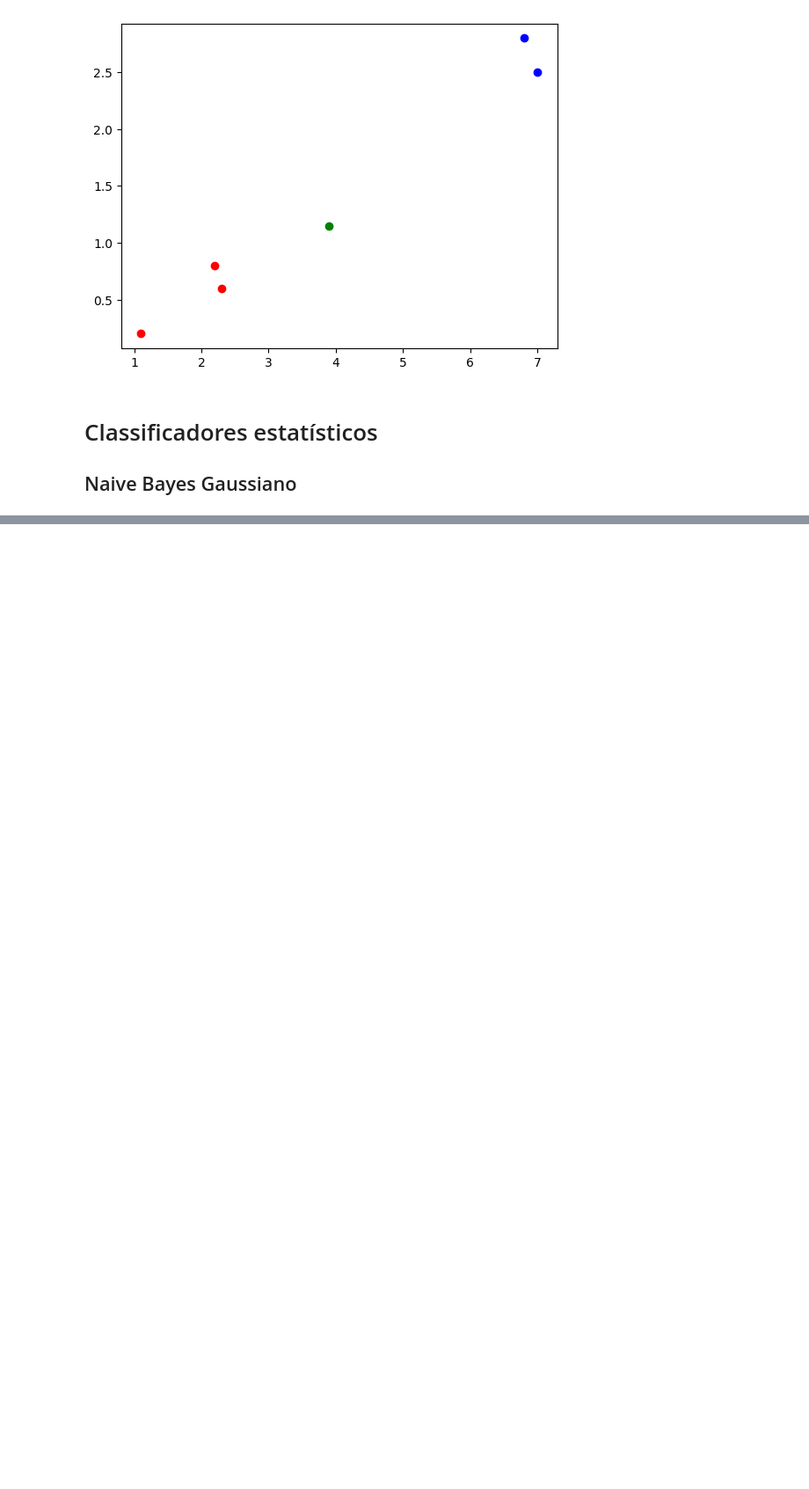
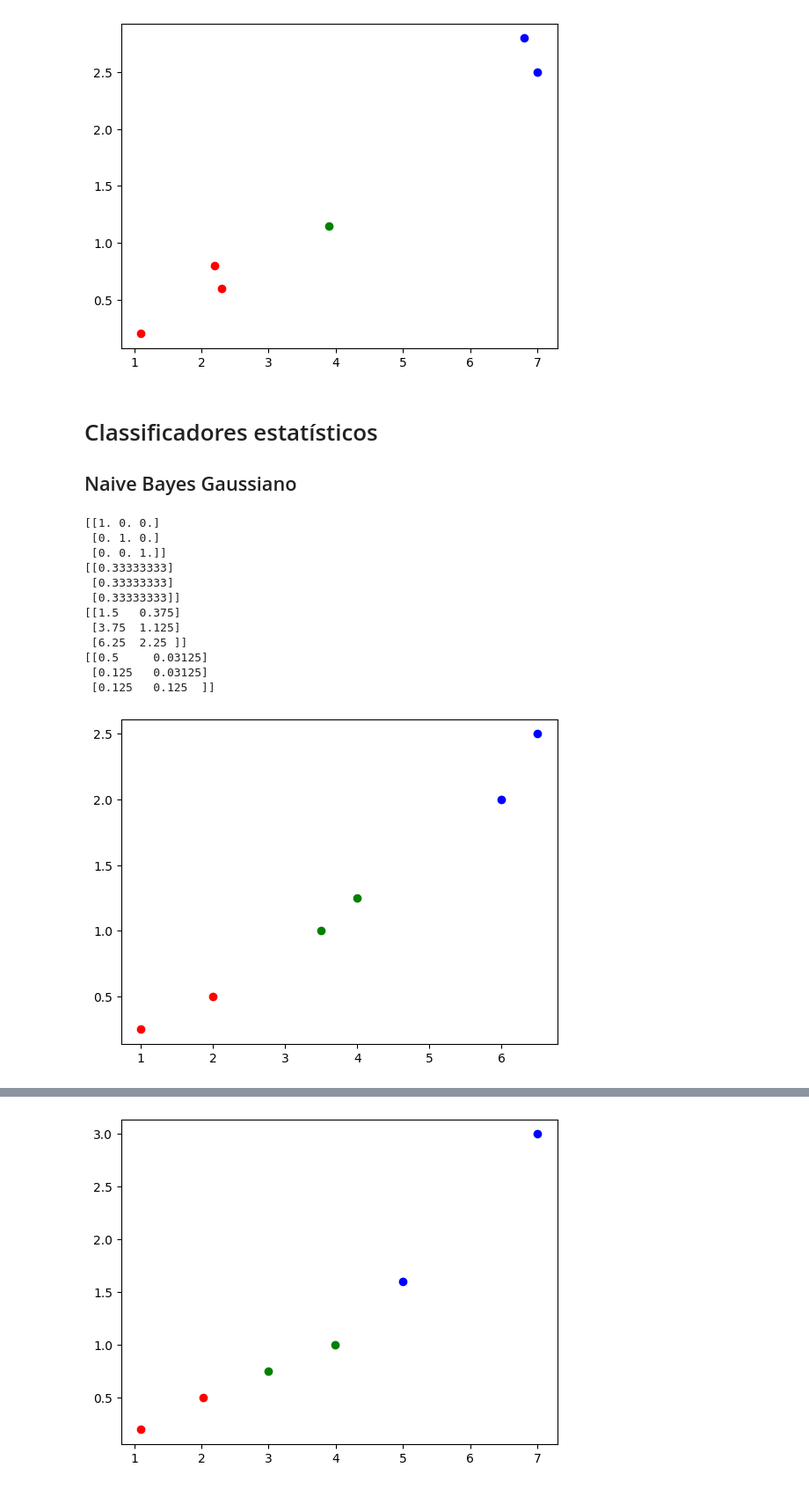
Before and after one commit to Walrusbane524/Aprendizagem-de-M-quina, a Jupyter notebook: Regressão Logística.ipynb, the cells around one changed output, grey strips where cells are left out. Shown at 88% size. Cells and saved outputs as stored; diff of their text form; code cells hidden in the pictures; blank space fills up the shorter version.

Commit message:
Naive Bayes Gaussiano

```diff
--- a/Regressão Logística.ipynb
+++ b/Regressão Logística.ipynb
@@ -236,0 +268,76 @@ class NaiveBayes:
+# %%
+def getMaxIndex(y):
+    max_index = 0
+    max_value = y[0]
+    for clss in range(1, len(y)):
+        if y[clss] > max_value:
+            max_value = y[clss]
+            max_index = clss
+    return max_index
+
+x = np.array([[1.0, 0.25],
+              [2.0,  0.5],
+              [3.5,  1.0],
+              [4.0, 1.25],
+              [6.0,  2.0],
+              [6.5,  2.5]])
+
+y = np.array([[1, 0, 0],
+              [1, 0, 0],
+              [0, 1, 0],
+              [0, 1, 0],
+              [0, 0, 1],
+              [0, 0, 1]])
+
+x_test = np.array([[ 1.1,  0.2],
+                   [2.02,  0.5],
+                   [ 3.0, 0.75],
+                   [3.99,  1.0],
+                   [ 5.0,  1.6],
+                   [ 7.0,  3.0]])
+
+y_predict = np.zeros((x_test.shape[0], y.shape[1]))
+
+naive = NaiveBayesGaussiano(x, y)
+
+print(naive.classes)
+print(naive.class_priors)
+print(naive.means)
+print(naive.variances)
+
+for i in range(x.shape[0]):
+    max_index = getMaxIndex(y[i])
+    if max_index == 0:
+        plt.plot(x[i,0], x[i,1], 'ro')
+    elif max_index == 1:
+        plt.plot(x[i,0], x[i,1], 'go')
+    else:
+        plt.plot(x[i,0], x[i,1], 'bo')
+
+plt.show()
+
+for i in range(x_test.shape[0]):
+    y_predict[i] = naive.predict(x_test[i])
+    max_index = getMaxIndex(y_predict[i])
+    if max_index == 0:
+        plt.plot(x_test[i,0], x_test[i,1], 'ro')
+    elif max_index == 1:
+        plt.plot(x_test[i,0], x_test[i,1], 'go')
+    else:
+        plt.plot(x_test[i,0], x_test[i,1], 'bo')
+
+plt.show()
+# %% [output]
+[[1. 0. 0.]
+ [0. 1. 0.]
+ [0. 0. 1.]]
+[[0.33333333]
+ [0.33333333]
+ [0.33333333]]
+[[1.5   0.375]
+ [3.75  1.125]
+ [6.25  2.25 ]]
+[[0.5     0.03125]
+ [0.125   0.03125]
+ [0.125   0.125  ]]
+[figure, added]
@@ -236,0 +362 @@ class NaiveBayes:
+[figure, added]
```
Also changed, not shown: parts of 2 cells of this notebook.
